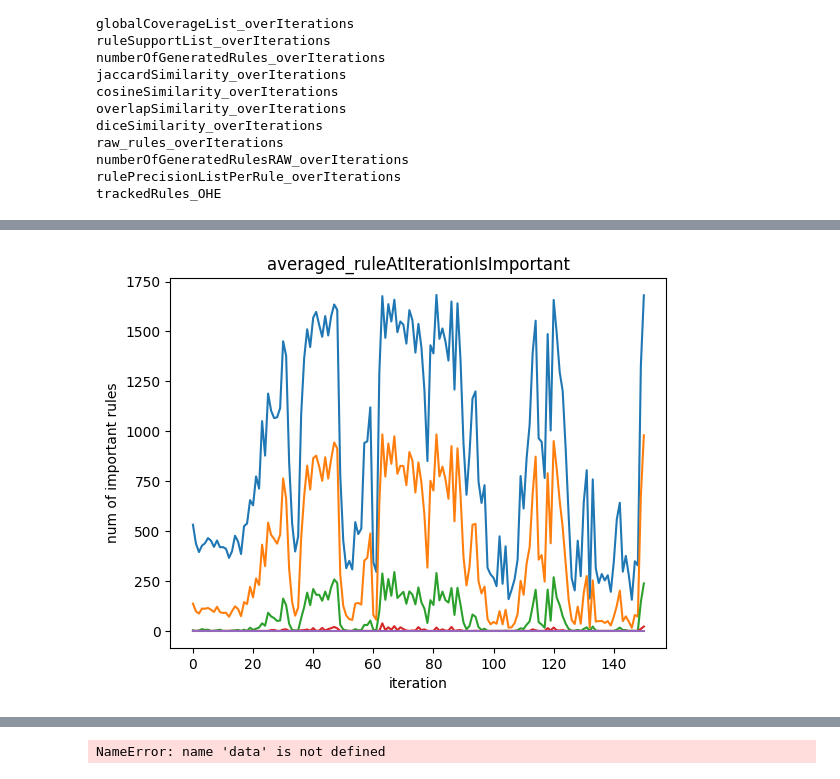
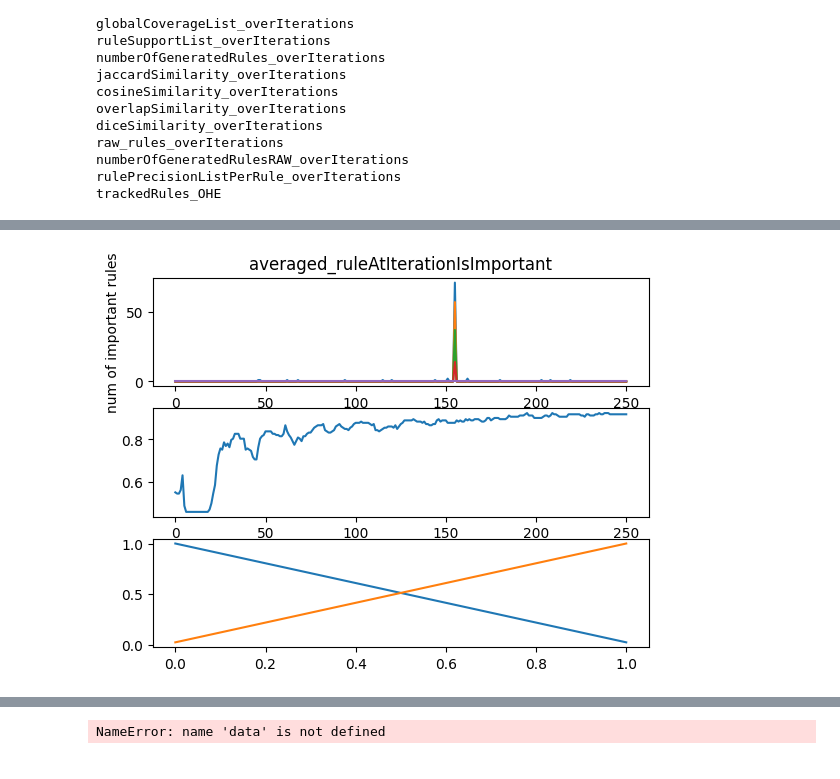
Before and after one commit to VellaRo/Bachelor, a Jupyter notebook: dataDiscovery.ipynb, the cells around one changed output, grey strips where cells are left out. Drawn from its saved outputs; the diff is of its cells as text; code cells hidden in the pictures.

```diff
--- a/dataDiscovery.ipynb
+++ b/dataDiscovery.ipynb
@@ -9,11 +9,21 @@
 # %%
 import numpy as np
 
-rulesResults = np.load("./WorkingResults/_2023-08-01_223203.npz", allow_pickle=True)
-trainResults = np.load("./WorkingResults/data.npz", allow_pickle=True)
+#rulesResults = np.load("/home/rosario/Bachelor/WorkingResults/_2023-08-14_11:19:14.npz", allow_pickle=True)
+#trainResults = np.load("/home/rosario/Bachelor/WorkingResults/data.npz", allow_pickle=True)
+
+rulesResults = np.load("/home/rosario/Bachelor/NLP_Results/rulesResults/discriminative_rules/_2023-08-15_22:26:26.npz", allow_pickle=True)
+trainResults = np.load("NLP_Results/Trainingresults/data.npz", allow_pickle=True)
+
+
+#rulesResults = np.load("/home/rosario/Bachelor/Results/rulesResults/discriminative_rules/_2023-08-04_09:33:29.npz", allow_pickle=True)
+#trainResults = np.load("/home/rosario/Bachelor/Results/Trainingresults/data.npz", allow_pickle=True)
+
+
 
 # = np.load("./WorkingResults/rulesResults/discriminative_rules/_2023-07-21_10:45:16.npz")
 
-#for i in trainingResults:
-#    print(i)
+for i in rulesResults:
+    print(i)
 #print("----")
+len(rulesResults["labelList_rules_overIterations"])
@@ -164,16 +245,43 @@ for i in range(len(ruleAtIterationIsImportant_List_3)):
 
 import matplotlib.pyplot as plt
 
-figAcc, axsAcc = plt.subplots(nrows=1, ncols=1)
+figAcc, axsAcc = plt.subplots(nrows=3, ncols=1)
 
     #data = utils.loadData(dataPath+ "data.npz")
 
-axsAcc.set_title("averaged_ruleAtIterationIsImportant")
-axsAcc.set_xlabel("iteration")
-axsAcc.set_ylabel("num of important rules")
-axsAcc.plot(averaged_ruleAtIterationIsImportant_List_3, label='consequent apperance: 3')
-axsAcc.plot(averaged_ruleAtIterationIsImportant_List_5, label='consequent apperance: 5')
-axsAcc.plot(averaged_ruleAtIterationIsImportant_List_10, label='consequent apperance: 10')
-axsAcc.plot(averaged_ruleAtIterationIsImportant_List_20, label='consequent apperance: 20')
-axsAcc.plot(averaged_ruleAtIterationIsImportant_List_50, label='consequent apperance: 50')
+axsAcc[0].set_title("averaged_ruleAtIterationIsImportant")
+axsAcc[0].set_xlabel("iteration")
+axsAcc[0].set_ylabel("num of important rules")
+axsAcc[0].plot(averaged_ruleAtIterationIsImportant_List_3, label='consequent apperance: 3')
+axsAcc[0].plot(averaged_ruleAtIterationIsImportant_List_5, label='consequent apperance: 5')
+axsAcc[0].plot(averaged_ruleAtIterationIsImportant_List_10, label='consequent apperance: 10')
+axsAcc[0].plot(averaged_ruleAtIterationIsImportant_List_20, label='consequent apperance: 20')
+axsAcc[0].plot(averaged_ruleAtIterationIsImportant_List_50, label='consequent apperance: 50')
+
+axsAcc[1].plot(trainResults["testAccPerIterationList"])
+
+#def pointwise_correlation(X, Y):
+#    List = []
+#    for i in range(X)#:#
+#        X_mean = np.mean(X)
+#        Y_mean = np.mean(Y)
+
+#        numerator = np.sum((X - X_mean) * (Y - Y_mean))
+#        denominator = np.sqrt(np.sum((X - X_mean)**2)) * np.sqrt(np.sum((Y - Y_mean)**2))
+
+#        correlation = numerator / denominator
+#        List.append(correlation)
+#       print(correlation)
+#    return correlation
+
+#correlationList = pointwise_correlation(trainResults["testAccPerIterationList"],averaged_ruleAtIterationIsImportant_List_3)
+
+print(trainResults["testAccPerIterationList"])
+correlation = np.corrcoef(trainResults["testAccPerIterationList"],averaged_ruleAtIterationIsImportant_List_3)
+print(averaged_ruleAtIterationIsImportant_List_3)
+print(trainResults["testAccPerIterationList"])
+axsAcc[2].plot(correlation)
+print(correlation)
+
+print(averaged_ruleAtIterationIsImportant_List_3)
 # %% [output]
@@ -181,4 +305,4 @@ axsAcc.plot(averaged_ruleAtIterationIsImportant_List_50, label='consequent apper
-[figure, old version]
+[figure, new version]
 # %%
 predictionComparisonList_overIterations = rulesResults["predictionComparisonList_overIterations"]
 num_posChange_overIteration = []
```
Also changed, not shown: parts of 8 cells of this notebook, 23 other files.
